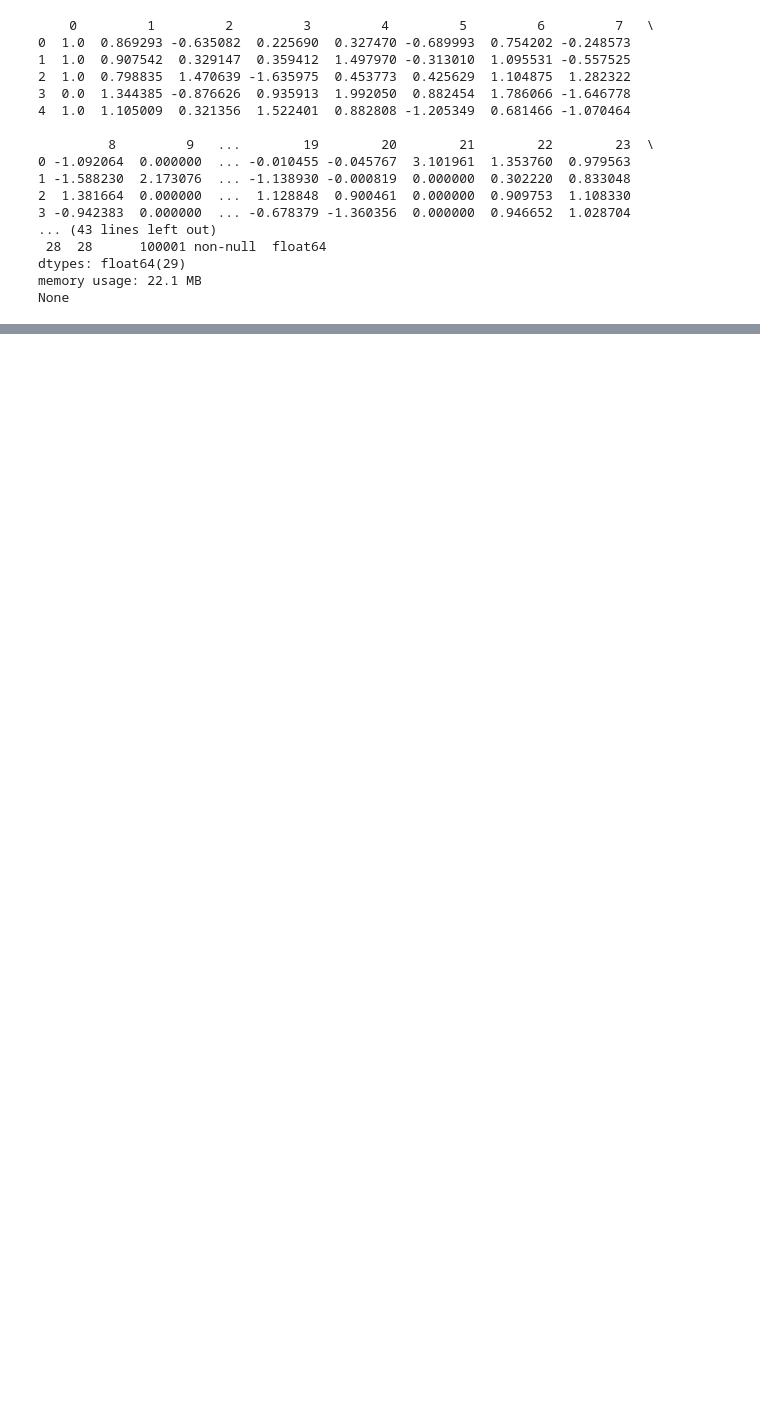
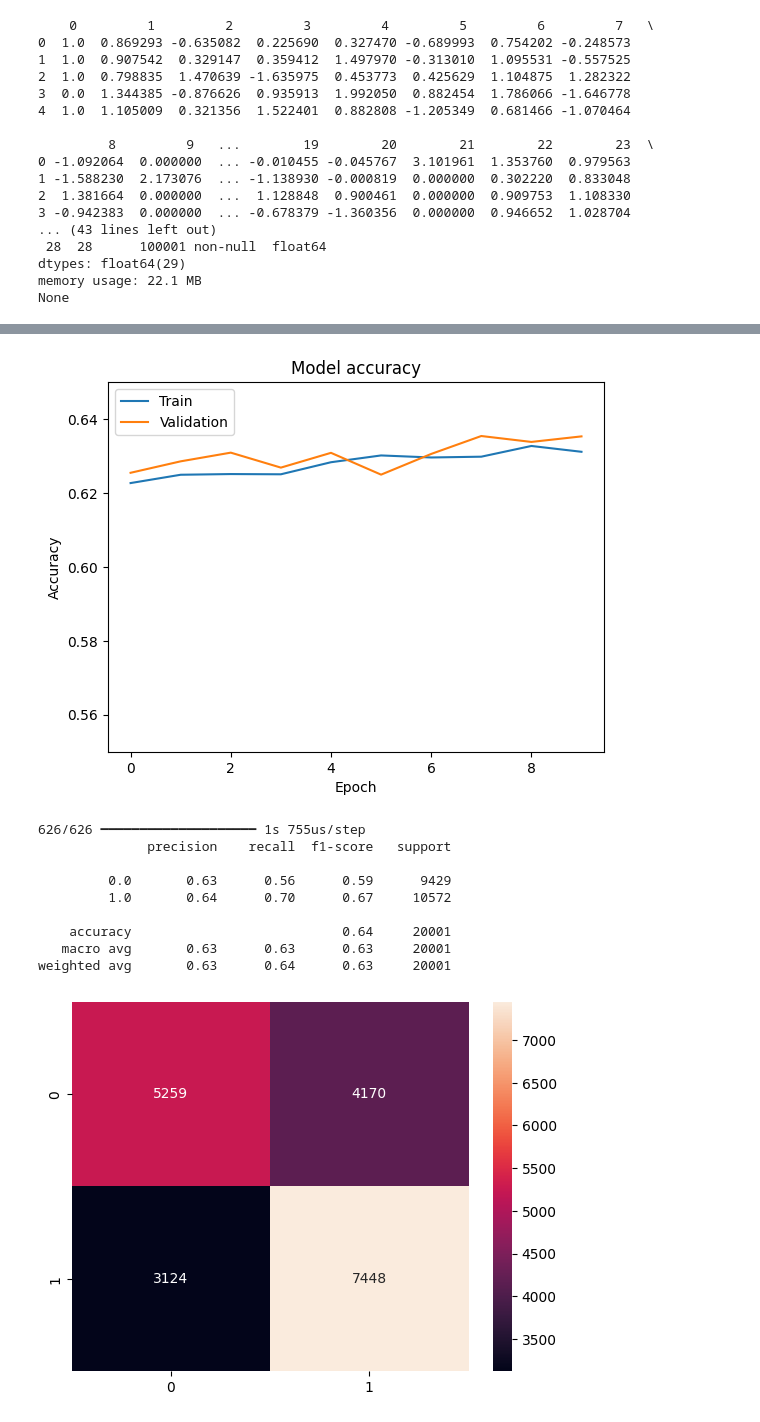
Before and after one commit to GustavoFPS/Machine-Learning, a Jupyter notebook: BosonHiggs/Atv_Higgs.ipynb, the cells around one changed output, grey strips where cells are left out. Cells and saved outputs as stored; diff of their text form; code cells hidden in the pictures; blank space fills up the shorter version.

```diff
--- a/BosonHiggs/Atv_Higgs.ipynb
+++ b/BosonHiggs/Atv_Higgs.ipynb
@@ -57,0 +57,6 @@ ModuleNotFoundError: No module named 'keras'
+# %%
+optimizer = Adam(learning_rate=0.001, beta_1=0.9, beta_2=0.999)
+model.compile(optimizer= optimizer, loss = "MSE" , metrics=['accuracy'])
+
+# Treinar o modelo
+history = model.fit(X_train, y_train, validation_data=(X_val, y_val), epochs=10, batch_size = 100)
@@ -57,0 +84,26 @@ ModuleNotFoundError: No module named 'keras'
+# %%
+import matplotlib.pyplot as plt
+from sklearn.metrics import classification_report, confusion_matrix
+
+# Avaliar o modelo nos dados de validação
+val_loss, val_accuracy = model.evaluate(X_val, y_val)
+
+# Visualizar as métricas de treinamento
+plt.plot(history.history['accuracy'])
+plt.plot(history.history['val_accuracy'])
+plt.title('Model accuracy')
+plt.ylabel('Accuracy')
+plt.xlabel('Epoch')
+plt.legend(['Train', 'Validation'], loc='upper left')
+plt.ylim(0.55, 0.65)
+plt.show()
+
+# Calcular e imprimir o relatório de classificação
+y_pred = (model.predict(X_val) > 0.5).astype("int32")
+print(classification_report(y_val, y_pred))
+
+# Matriz de confusão
+cm = confusion_matrix(y_val, y_pred)
+sns.heatmap(cm, annot=True, fmt='d')
+plt.show()
+# %% [output]
@@ -57,0 +111,11 @@ ModuleNotFoundError: No module named 'keras'
+[figure, added]
+626/626 ━━━━━━━━━━━━━━━━━━━━ 1s 755us/step
+              precision    recall  f1-score   support
+
+         0.0       0.63      0.56      0.59      9429
+         1.0       0.64      0.70      0.67     10572
+
+    accuracy                           0.64     20001
+   macro avg       0.63      0.63      0.63     20001
+weighted avg       0.63      0.64      0.63     20001
+[figure, added]
```
Also changed, not shown: parts of 4 cells of this notebook.
